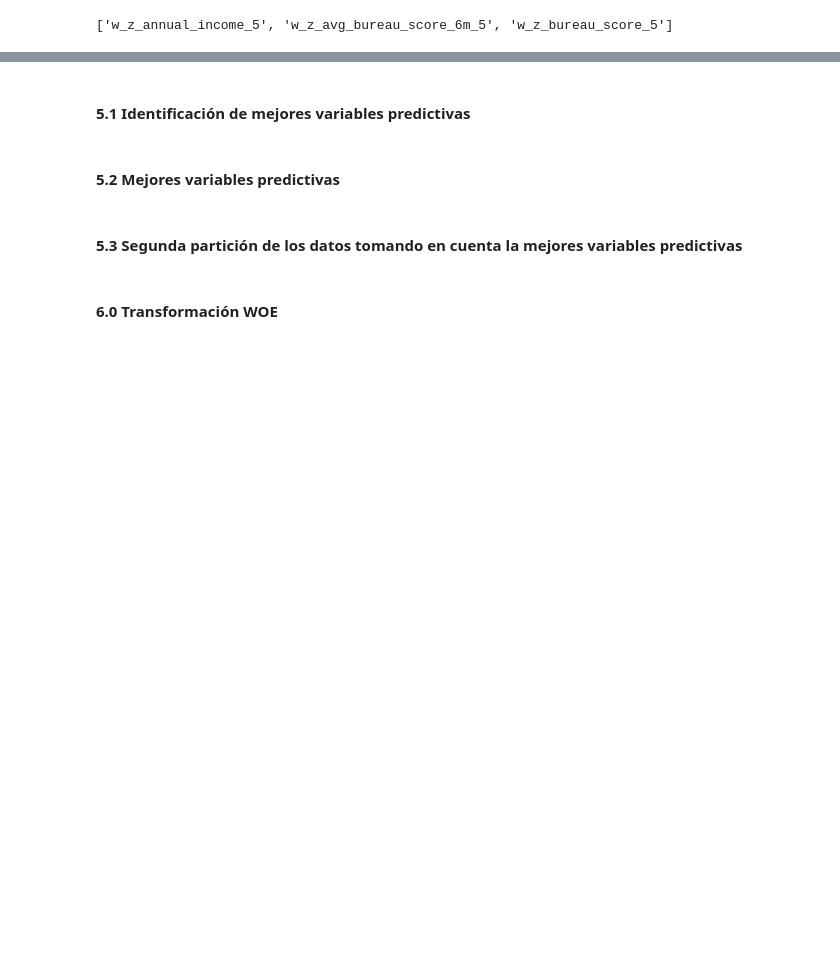
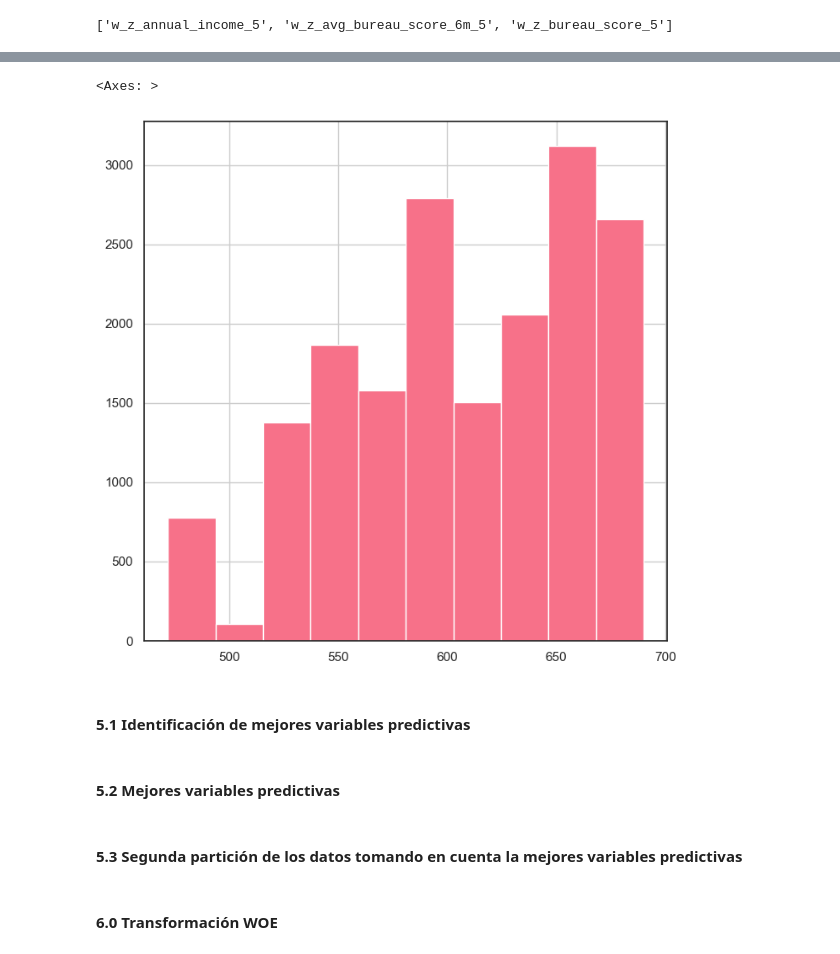
Before and after one commit to danpa26/CredRisk, a Jupyter notebook: one_yr_pd/one_year_pd.ipynb, the cells around one changed output, grey strips where cells are left out. Drawn from its saved outputs; the diff is of its cells as text; code cells hidden in the pictures; blank space fills up the shorter version.

Commit message:
calculate pd and scores

```diff
--- a/one_yr_pd/one_year_pd.ipynb
+++ b/one_yr_pd/one_year_pd.ipynb
@@ -1089,3 +1073,8 @@ Xt2.head()
+# %%
+Xt2['score'].hist(figsize = (8,8))
+# %% [output]
+<Axes: >
+[figure, added]
 # %%
 # leer este papaer PD CON REGRESION LOGISTICA
 # https://medium.com/@polanitzer/logistic-regression-in-python-predict-the-probability-of-default-of-an-individual-8a0091da3775
```
Also changed, not shown: parts of 31 cells of this notebook, 1 other file.
